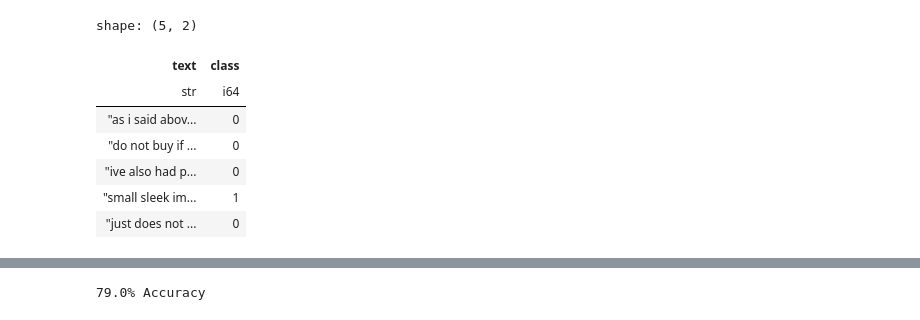
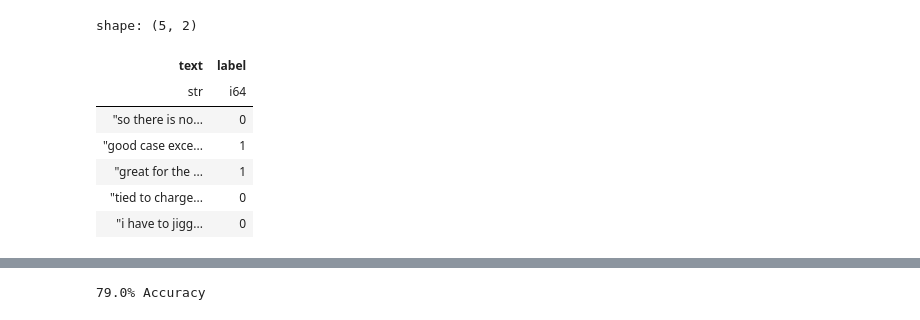
Before and after one commit to sbracellari/csi-6160, a Jupyter notebook: hw2.ipynb, the cells around one changed output, grey strips where cells are left out. Drawn from its saved outputs; the diff is of its cells as text; code cells hidden in the pictures.

```diff
--- a/hw2.ipynb
+++ b/hw2.ipynb
@@ -1,19 +11,26 @@
 # %%
 import polars as pl
-from sklearn.model_selection import train_test_split
+from sklearn.model_selection import KFold
 
 f_name = "amazon_cells_labelled.txt"
-df = pl.read_csv(f_name, has_header=False, sep="\t", new_columns=["text", "class"])
+df = pl.read_csv(f_name, has_header=False, sep="\t", new_columns=["text", "label"])
 df = df.with_columns(pl.col("text").str.replace_all("[^\s\w\d]", "").str.to_lowercase())
-df_train, df_test = train_test_split(df, test_size=0.2, random_state=2023)
 
-df_train.tail()
+def fetch_data(df, use_split):
+    assert(use_split >= 0 and use_split <= 4)
+    kf = KFold(n_splits=5, shuffle=True, random_state=2023)
+    splits = list(kf.split(df.get_column("text"), df.get_column("label")))
+    df_train, df_test = df[splits[use_split][0]], df[splits[use_split][1]]
+    return df_train, df_test
+
+df_train, df_test = fetch_data(df, 0)
+df_train.head()
 # %% [output]
 shape: (5, 2)
-| text | class |
+| text | label |
 | str | i64 |
-| "as i said abov... | 0 |
-| "do not buy if ... | 0 |
-| "ive also had p... | 0 |
-| "small sleek im... | 1 |
-| "just does not ... | 0 |
+| "so there is no... | 0 |
+| "good case exce... | 1 |
+| "great for the ... | 1 |
+| "tied to charge... | 0 |
+| "i have to jigg... | 0 |
```
Also changed, not shown: parts of 8 cells of this notebook.
